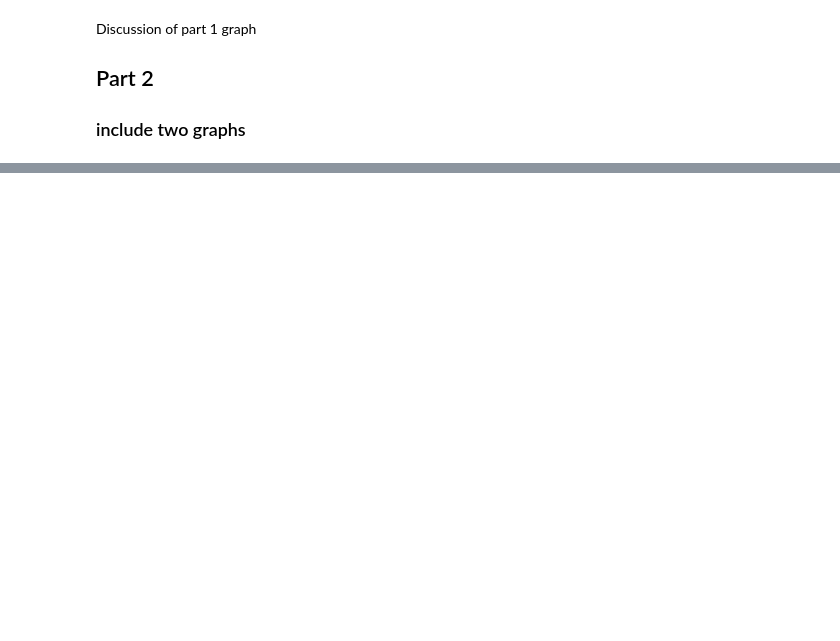
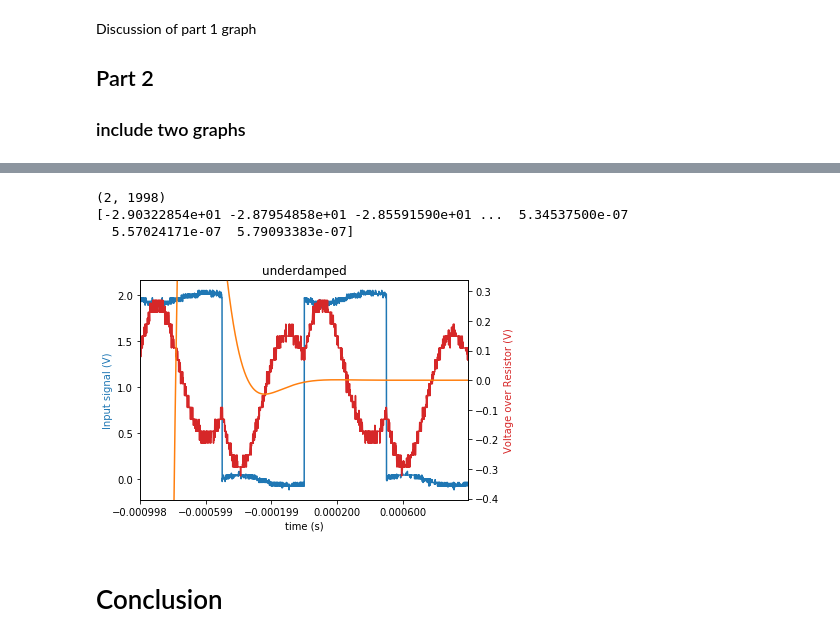
Before and after one commit to scifi6546/ee203, a Jupyter notebook: lab07/main.ipynb, the cells around one changed output, grey strips where cells are left out. Saved outputs shown, nothing was run; the diff lists cells and outputs as text; code cells hidden in the pictures; blank space fills up the shorter version.

```diff
--- a/lab07/main.ipynb
+++ b/lab07/main.ipynb
@@ -164,6 +185,20 @@ def calc_over_2(R,L,C,t):
     #print("ran calc_over")
     #print(out)
     return float(out)
+# %%
+def under_damped(R,L,C,t,v0):
+    t=Decimal(t)
+    R = Decimal(R)
+    L = Decimal(L)
+    C = Decimal(C)
+    v0=Decimal(v0)
+    a=R/(Decimal(2)*L)
+    w0=Decimal(1)/Decimal.sqrt(L*C)
+    wd=Decimal.sqrt(w0*w0-a*a)
+    B1=v0/R
+    B2=(a*v0)/(wd*R)
+    return B1*Decimal.exp(-a*t)*Decimal(math.cos(wd*t))+
+        B2*Decimal.exp(-a*t)*Decimal(math.sin(wd*t))
 # %%
 import numpy as np
 import math
@@ -208,8 +254,9 @@ plot_eq("scope_8.csv",eq2,
 # %%
 #plot_osc_2_scale("/home/nick/sshfs/Documents/lab07/scope_10.csv","2_lower")
 def eq(t):
+    return calc_over_3(2395.9,0.088,99.6e-9,t+0.0005,1.6)
     t=t+0.000998
     return 32.1*math.exp(-7936.0*t)*math.sin(7418.0*t)-34.1*math.cos(7418.0*t)
 print(eq(0.0))
-plot_eq("scope_10.csv",eq,"2_lower")
+plot_eq("scope_10.csv",eq,"2_lower",couple=True)
 # %% [output]
@@ -234,10 +281,12 @@ plot_eq("scope_10.csv",eq,"2_lower")
 # %%
 
 def eq(t):
-    t=t+0.000998
+    #t=t+0.000998
+    return calc_over_3(9718,0.088,9.7e-9,t+0.0005,1.6)
+    return calc_over(9718,0.088,9.7e-9,t+0.0005)
     return 0.003575*(1043*math.exp(-1043*t)-109388*math.exp(-109388*t))
 
 plot_eq("scope_11.csv",eq,
-"2_over damped")
+"2_over damped",couple=True)
 # %% [output]
 (2, 1998)
@@ -266,0 +313,11 @@ plot_osc_2_scale("scope_14.csv",
+# %%
+def eq(t):
+    return float(under_damped(1398,0.088,99.6e-9,t-0.0002,2.0))
+plot_eq("scope_14.csv",eq,"underdamped",couple=True)
+# %% [output]
+(2, 1998)
+[-2.90322854e+01 -2.87954858e+01 -2.85591590e+01 ...  5.34537500e-07
+  5.57024171e-07  5.79093383e-07]
+[figure, added]
+# %% [markdown]
+# Conclusion
```
Also changed, not shown: parts of 12 cells of this notebook.
